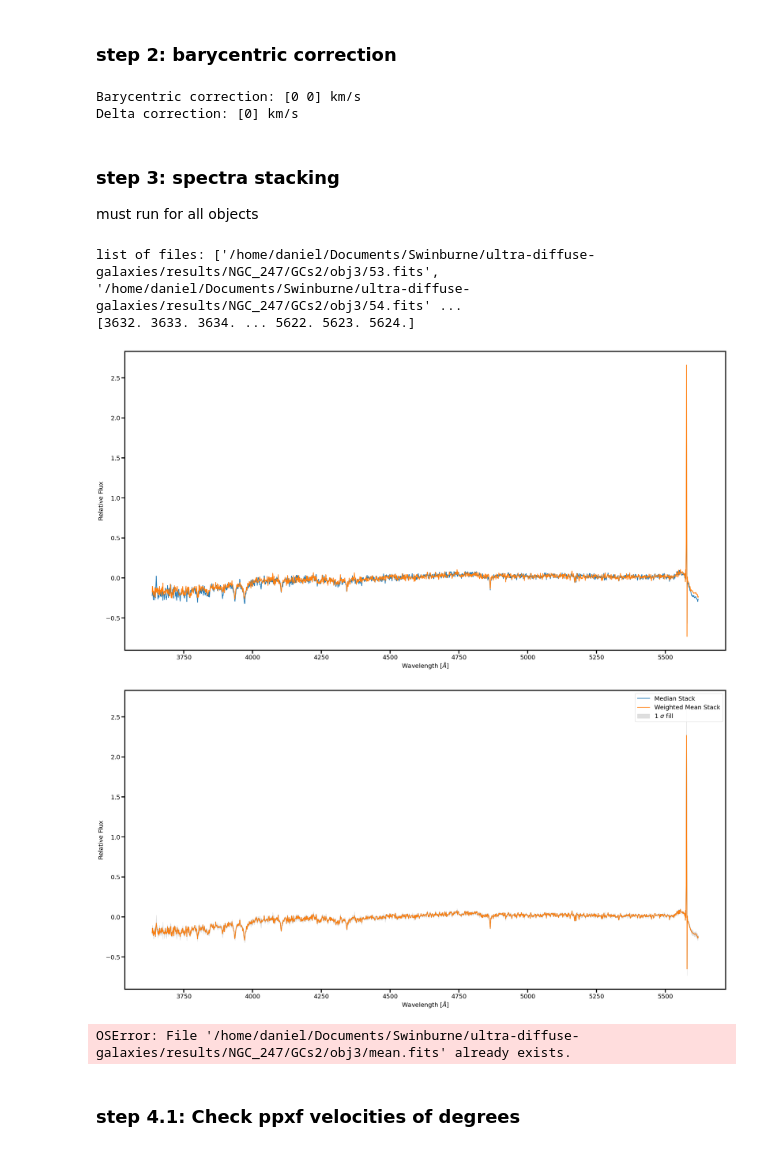
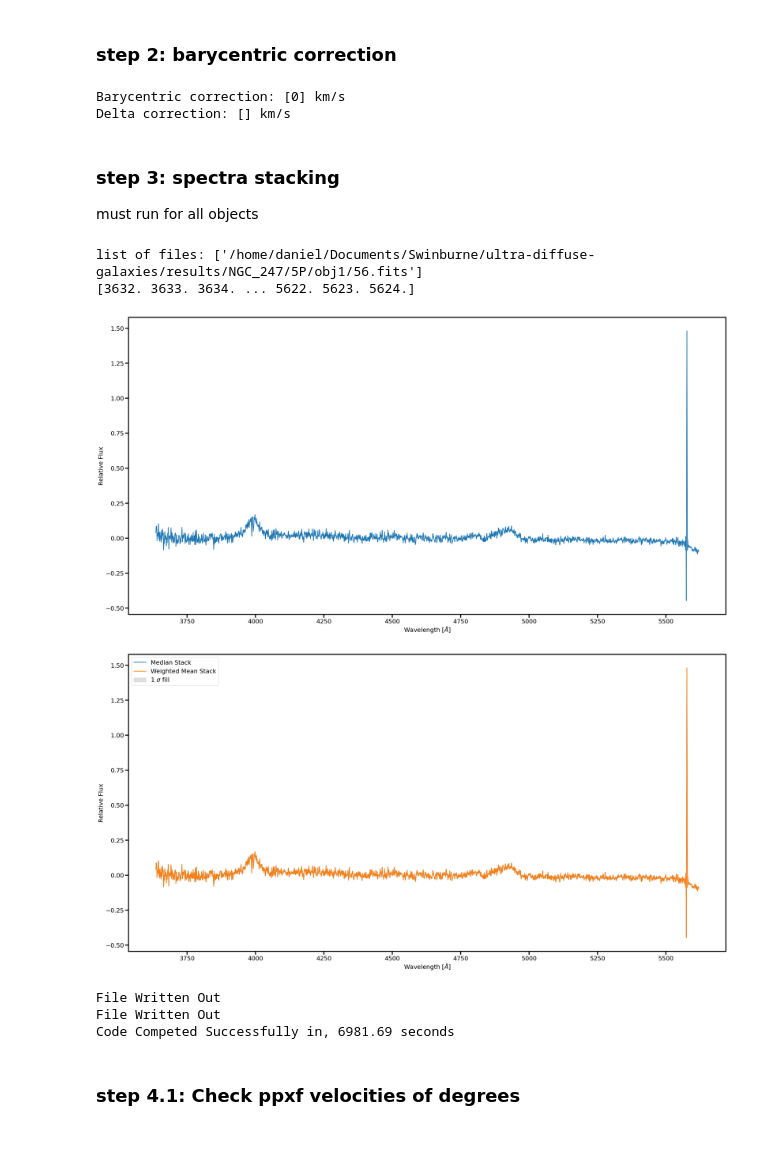
Before and after one commit to daniel-lyon/CAS-Summer-Project, a Jupyter notebook: scripts/main.ipynb, the cells around one changed output. Cells and saved outputs as stored; diff of their text form; code cells hidden in the pictures.

```diff
--- a/scripts/main.ipynb
+++ b/scripts/main.ipynb
@@ -45,12 +41,12 @@ open qfitsview and create `.fits` file for all objects in the cut files
 ### step 2: barycentric correction
 # %%
 """ User inputs """
-s2_file_directory = '/home/daniel/Documents/Swinburne/ultra-diffuse-galaxies/results/NGC_247/GCs2/' # path to directory containing spectra
+s2_file_directory = '/home/daniel/Documents/Swinburne/ultra-diffuse-galaxies/results/NGC_247/5P' # path to directory containing spectra
 s2_file_keyword = '*icubes*' # keyword to find files in directory
 corrections = 'manual' # 'manual' or 'automatic'
 
 if corrections == 'manual':
-    bary_corr = np.array([0, 0]) # Manual barycentric correction in km/s
+    bary_corr = np.array([0]) # Manual barycentric correction in km/s. One number for each file!
     # INPUT MANUAL ABOVE ^^^^^^
 else:
     bary_corr = barycentric_correction(s2_file_directory, s2_file_keyword)
@@ -58,24 +54,26 @@ else:
 print(f'Barycentric correction: {bary_corr} km/s')
 print(f'Delta correction: {np.diff(bary_corr)} km/s')
 # %% [output]
-Barycentric correction: [0 0] km/s
-Delta correction: [0] km/s
+Barycentric correction: [0] km/s
+Delta correction: [] km/s
 # %% [markdown]
 ### step 3: spectra stacking
 must run for all objects
 # %%
 """ User inputs """
-s3_file_directory = '/home/daniel/Documents/Swinburne/ultra-diffuse-galaxies/results/NGC_247/GCs2/obj3/' # path to directory containing spectra
+s3_file_directory = '/home/daniel/Documents/Swinburne/ultra-diffuse-galaxies/results/NGC_247/5P/obj2/' # path to directory containing spectra
 s3_file_keyword = '5*.fits' # keyword to find files in directory
 overwrite = False # if True, will overwrite any existing files. Proceed with caution, probably best to set False
 
 spectra_stack(s3_file_directory, s3_file_keyword, bary_corr, overwrite)
 # %% [output]
-list of files: ['/home/daniel/Documents/Swinburne/ultra-diffuse-galaxies/results/NGC_247/GCs2/obj3/53.fits', '/home/daniel/Documents/Swinburne/ultra-diffuse-galaxies/results/NGC_247/GCs2/obj3/54.fits' ...
+list of files: ['/home/daniel/Documents/Swinburne/ultra-diffuse-galaxies/results/NGC_247/5P/obj1/56.fits']
 [3632. 3633. 3634. ... 5622. 5623. 5624.]
-[figure, old version]
+[figure, new version]
-[figure, old version]
+[figure, new version]
-OSError: File '/home/daniel/Documents/Swinburne/ultra-diffuse-galaxies/results/NGC_247/GCs2/obj3/mean.fits' already exists.
+File Written Out
+File Written Out
+Code Competed Successfully in, 6981.69 seconds
 # %% [markdown]
 ### step 4.1: Check ppxf velocities of degrees
 # %%
```
Also changed, not shown: parts of 6 cells of this notebook, 23 other files.
